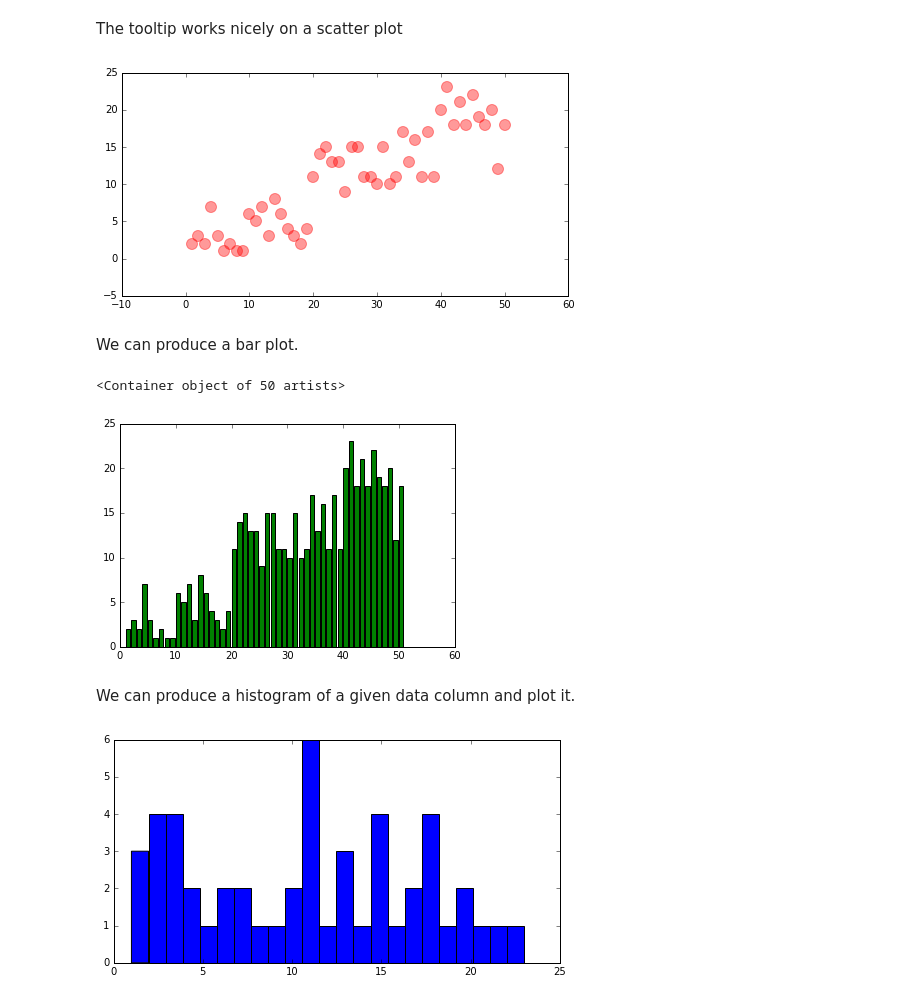
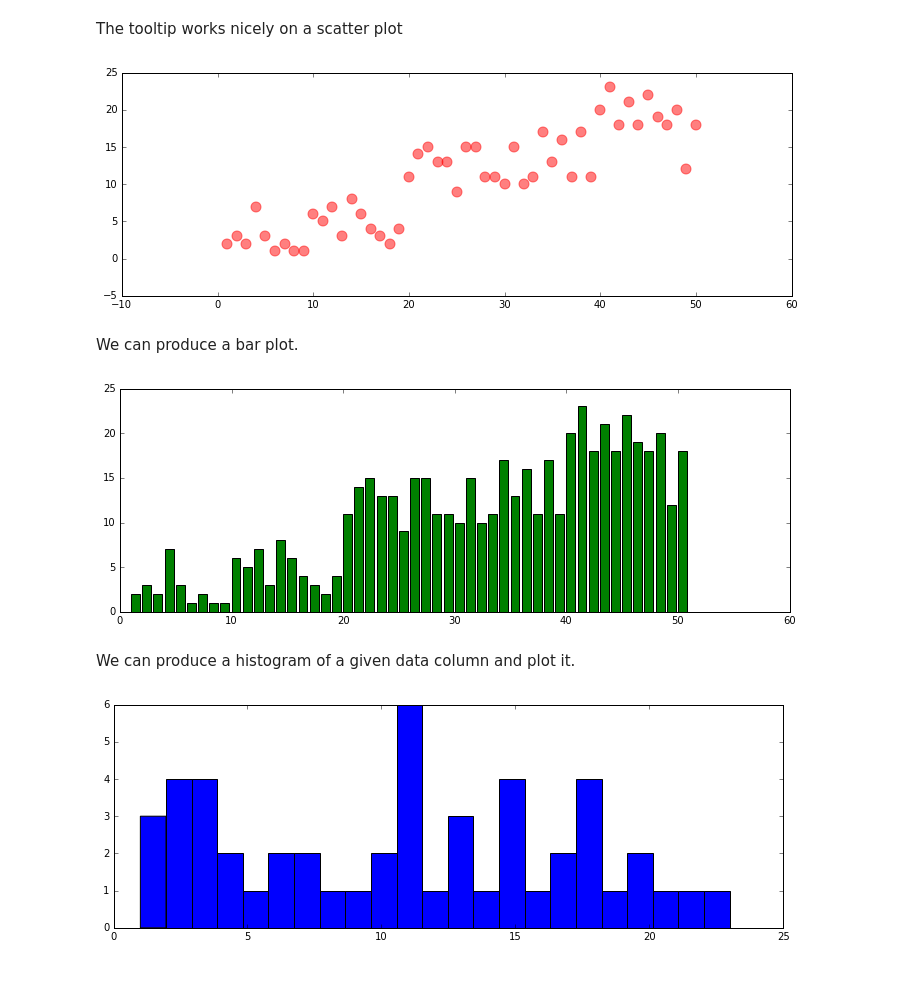
Before and after one commit to inkandswitch/livebook, a Jupyter notebook: sample-notebooks/plots.ipynb, the cells around one changed output. Cells and saved outputs as stored; diff of their text form; code cells hidden in the pictures.

Commit message:
mpld3 default look for plots

```diff
--- a/sample-notebooks/plots.ipynb
+++ b/sample-notebooks/plots.ipynb
@@ -66,31 +44,28 @@ plt.scatter(df.record_id, df.plot_id)
 # %% [markdown]
 The tooltip works nicely on a scatter plot
 # %%
-fig, ax = plt.subplots(figsize=(8,4))
-points = ax.scatter(df.record_id, df.plot_id, color='r', s=120, alpha=0.4)
+fig, ax = plt.subplots(figsize=(12,4))
+points = ax.scatter(df.record_id, df.plot_id, color='r', s=100, alpha=0.5)
 
 labels = ['x: {}\ty: {}'.format(x, y) for (x,y) in zip(df.record_id, df.plot_id)]
 tooltip = plugins.PointLabelTooltip(points, labels)
 
 plugins.connect(fig, tooltip)
 # %% [output]
-[figure, old version]
+[figure, new version]
 # %% [markdown]
 We can produce a bar plot.
 # %%
+fig, ax = plt.subplots(figsize=(12, 4))
 plt.bar(df.record_id, df.plot_id, color='g')
+plt.legend(loc='best')
 # %% [output]
-<Container object of 50 artists>
-[figure, old version]
+[figure, new version]
 # %% [markdown]
 We can produce a histogram of a given data column and plot it.
 # %%
-fig, ax = plt.subplots(figsize=(8,4))
-points = ax.hist(df.plot_id.values, bins=len(set(df.plot_id.values)))
-
-#labels = ['x: {}\ty: {}'.format(x, y) for (x,y) in zip(df.record_id, df.plot_id)]
-#tooltip = plugins.PointLabelTooltip(points, labels)
-
-#plugins.connect(fig, tooltip)
+fig, ax = plt.subplots(figsize=(12,4))
+plt.hist(df.plot_id.values, bins=len(set(df.plot_id.values)))
+plt.legend(loc='best')
 # %% [output]
-[figure, old version]
+[figure, new version]
```
Also changed, not shown: parts of 10 cells of this notebook, 1 other file.
